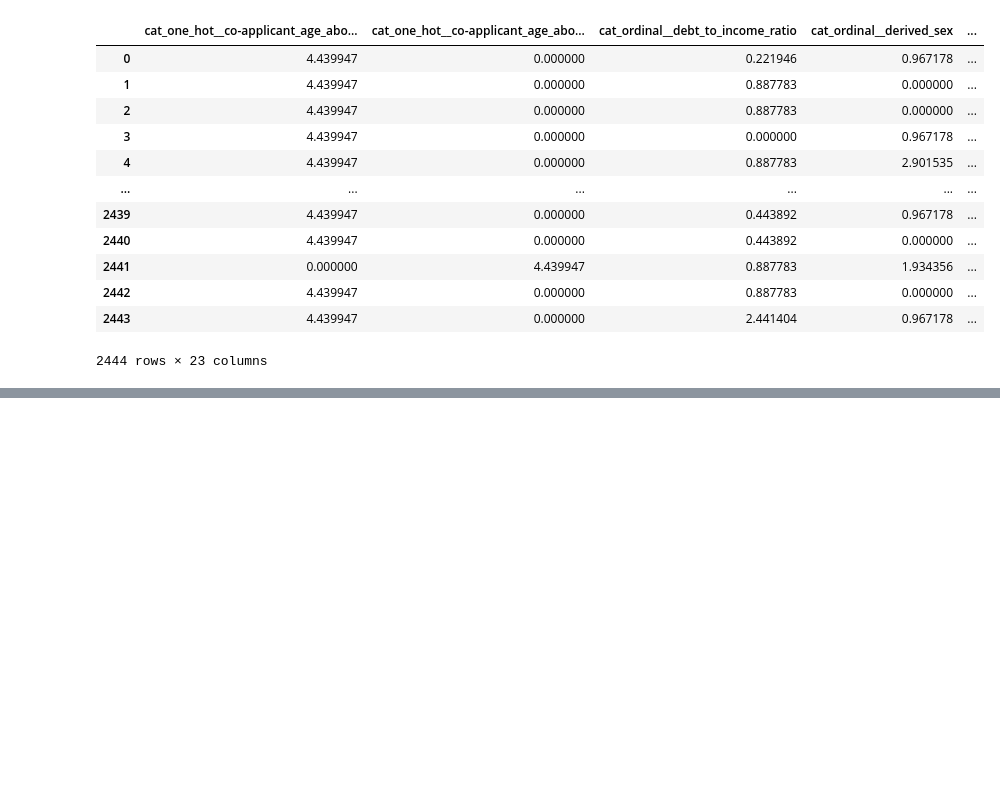
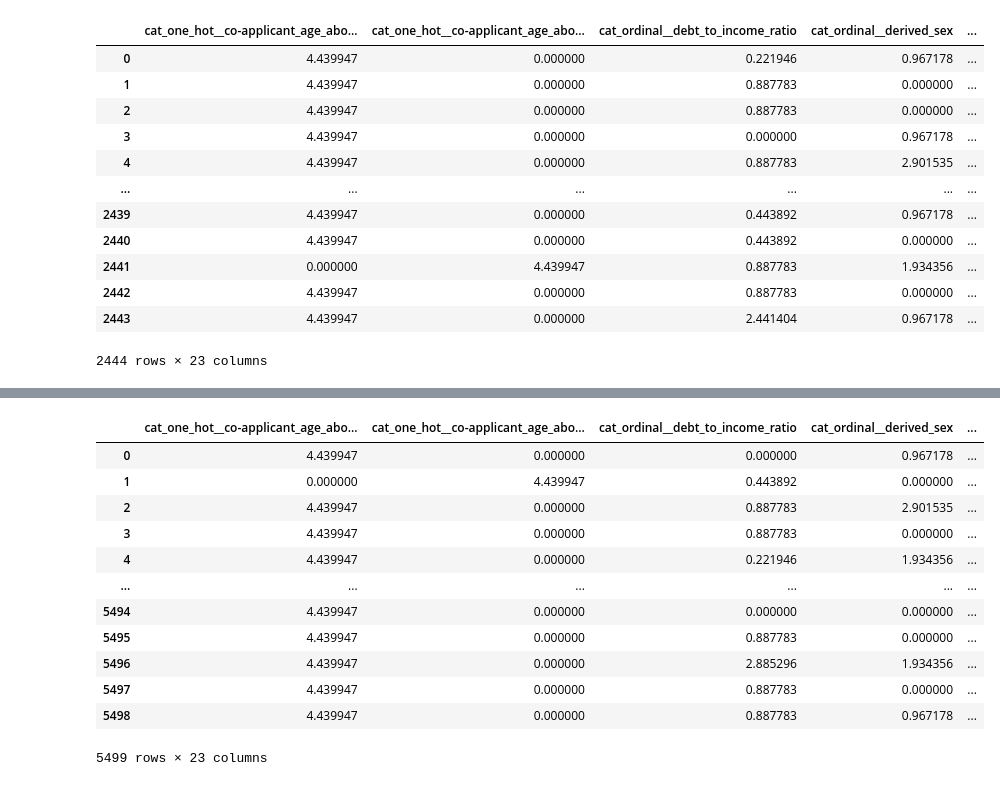
Before and after one commit to Abhishek-Dutta-Deloitte/Generalized_Model, a Jupyter notebook: notebook/HMDA Prediction.ipynb, the cells around one changed output, grey strips where cells are left out. Cells and saved outputs as stored; diff of their text form; code cells hidden in the pictures; blank space fills up the shorter version.

```diff
--- a/notebook/HMDA Prediction.ipynb
+++ b/notebook/HMDA Prediction.ipynb
@@ -807,0 +1073,2 @@ train_df.to_csv('train.csv', index=False)
+# %%
+df_arr = preprocessor_obj.transform(df)
@@ -807,0 +1095,18 @@ train_df.to_csv('train.csv', index=False)
+# %%
+df_transformed = pd.DataFrame(df_arr, columns=preprocessor_obj.get_feature_names_out())
+# %%
+df_transformed
+# %% [output]
+|  | cat_one_hot__co-applicant_age_abo... | cat_one_hot__co-applicant_age_abo... | cat_ordinal__debt_to_income_ratio | cat_ordinal__derived_sex | ... |
+| 0 | 4.439947 | 0.000000 | 0.000000 | 0.967178 | ... |
+| 1 | 0.000000 | 4.439947 | 0.443892 | 0.000000 | ... |
+| 2 | 4.439947 | 0.000000 | 0.887783 | 2.901535 | ... |
+| 3 | 4.439947 | 0.000000 | 0.887783 | 0.000000 | ... |
+| 4 | 4.439947 | 0.000000 | 0.221946 | 1.934356 | ... |
+| ... | ... | ... | ... | ... | ... |
+| 5494 | 4.439947 | 0.000000 | 0.000000 | 0.000000 | ... |
+| 5495 | 4.439947 | 0.000000 | 0.887783 | 0.000000 | ... |
+| 5496 | 4.439947 | 0.000000 | 2.885296 | 1.934356 | ... |
+| 5497 | 4.439947 | 0.000000 | 0.887783 | 0.000000 | ... |
+| 5498 | 4.439947 | 0.000000 | 0.887783 | 0.967178 | ... |
+5499 rows × 23 columns
```
Also changed, not shown: parts of 39 cells of this notebook, 10 other files.
